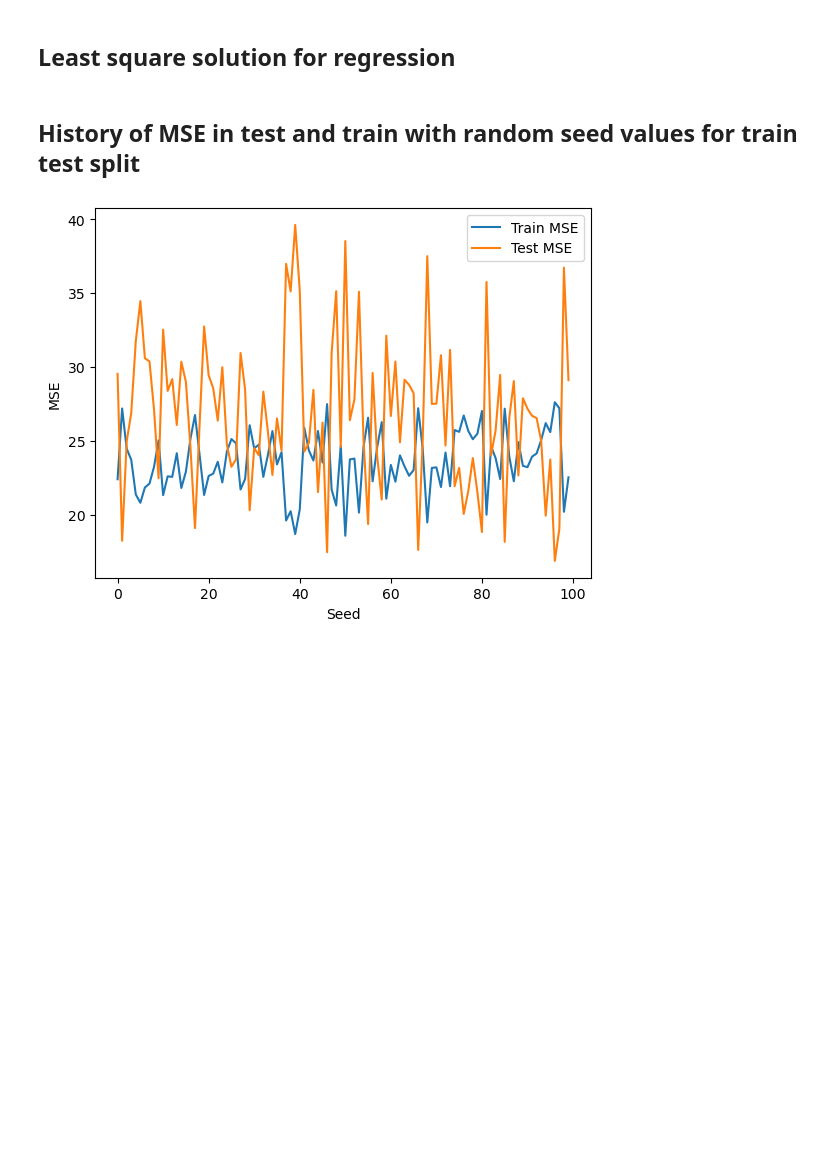
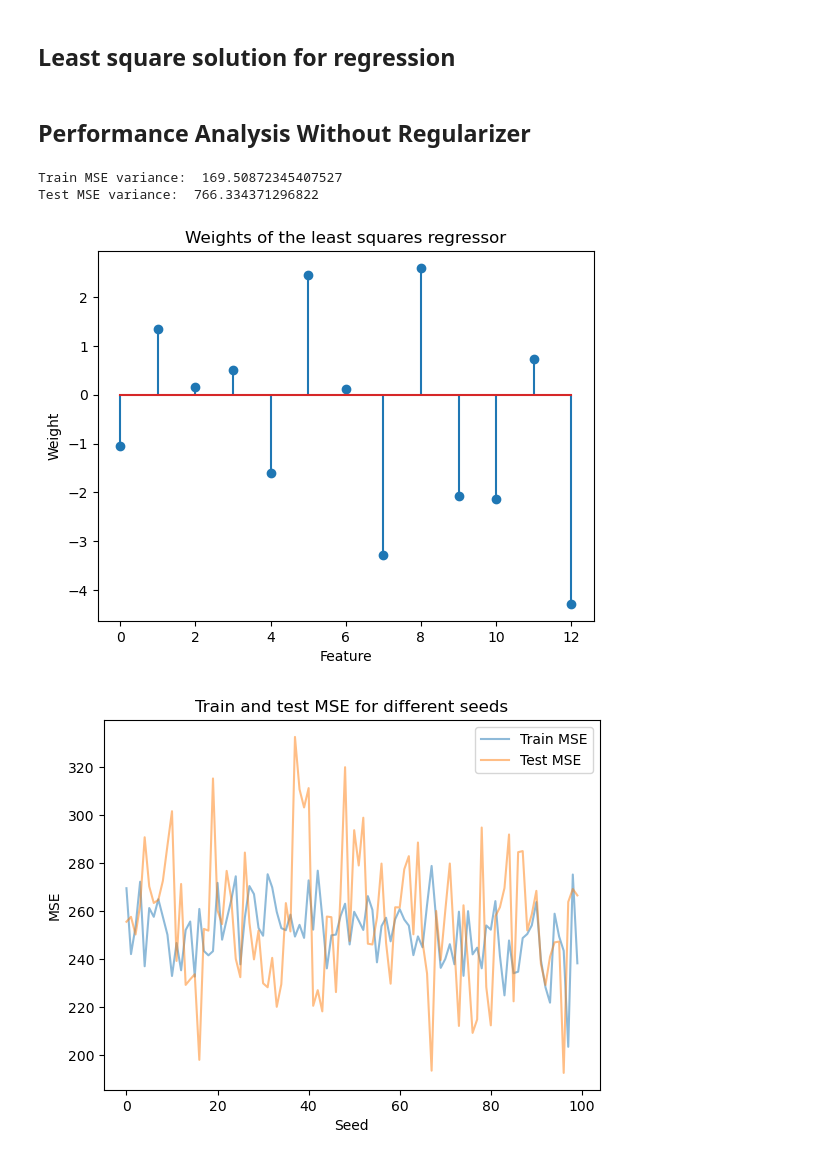
Before and after one commit to patrickjcraig/DL-HW1, a Jupyter notebook: Main.ipynb, the cells around one changed output. Drawn from its saved outputs; the diff is of its cells as text; code cells hidden in the pictures; blank space fills up the shorter version.

```diff
--- a/Main.ipynb
+++ b/Main.ipynb
@@ -77,13 +74,14 @@ class least_squares_regressor():
     def __init__(self):
         self.weights = None
 
-    def fit(self, X, y, bias=1.0):
-        self.weights= np.linalg.inv(X.T @ X) @ X.T @ y
+    def fit(self, X, y, C=1):
+        n_samples, m_features = X.shape
+        self.weights= np.linalg.inv( X.T @ X + C * np.identity(m_features)) @ X.T @ y # Ridge regularization term is there
         return self.weights
 
     def predict(self, X):
         # Predict the output using the learned weights
-        return X @ self.weights
+        return X @ self.weights + np.linalg.norm(self.weights)
 
     def mse(self, X, y):
         # Calculate the mean squared error
@@ -91,38 +89,59 @@ class least_squares_regressor():
 
     def get_weights(self):
         return self.weights
+# %% [markdown]
+## Performance Analysis Without Regularizer
 # %%
 seeds = np.arange(100)
 train_mse_history = []
 test_mse_history = []
 for seed in seeds:
     # Train the least squares regressor
     regressor = least_squares_regressor()
 
     # Train test split
     X_train, X_test, y_train, y_test = train_test_split(df.iloc[:,:-1], df.iloc[:,-1], test_size=0.3, random_state=seed,shuffle=True)
 
     # convert to numpy arrays
     X_train = X_train.to_numpy()
     X_test = X_test.to_numpy()
     y_train = y_train.to_numpy()
     y_test = y_test.to_numpy()
 
-    regressor.fit(X_train, y_train)
+    # Scale the data
+    X_train = (X_train - np.mean(X_train, axis=0)) / np.std(X_train, axis=0)
+    X_test = (X_test - np.mean(X_test, axis=0)) / np.std(X_test, axis=0)
+
+    regressor.fit(X_train, y_train,C=0.003)
 
     train_mse = regressor.mse(X_train, y_train)
     train_mse_history.append(train_mse)
 
     test_mse = regressor.mse(X_test, y_test)
     test_mse_history.append(test_mse)
+
+# Calculate variances
+train_mse_variance = np.var(train_mse_history)
+test_mse_variance = np.var(test_mse_history)
+print("Train MSE variance: ", train_mse_variance)
+print("Test MSE variance: ", test_mse_variance)
+
+# Stem plot of the weights
+plt.stem(regressor.get_weights())
+plt.xlabel("Feature")
+plt.ylabel("Weight")
+plt.title("Weights of the least squares regressor")
+plt.show()
+
+plt.plot(seeds, train_mse_history, label="Train MSE",alpha=0.5)
+plt.plot(seeds, test_mse_history, label="Test MSE",alpha=0.5)
+plt.xlabel("Seed")
+plt.ylabel("MSE")
+plt.title("Train and test MSE for different seeds")
+plt.legend()
+plt.show()
+# %% [output]
+Train MSE variance:  169.50872345407527
+Test MSE variance:  766.334371296822
+[figure, added]
+[figure, added]
-# %% [markdown]
-## History of MSE in test and train with random seed values for train test split
-# %%
-plt.plot(seeds, train_mse_history, label="Train MSE")
-plt.plot(seeds, test_mse_history, label="Test MSE")
-plt.xlabel("Seed")
-plt.ylabel("MSE")
-plt.legend()
-plt.show()
-# %% [output]
-[figure, removed]
```
Also changed, not shown: parts of 11 cells of this notebook.
